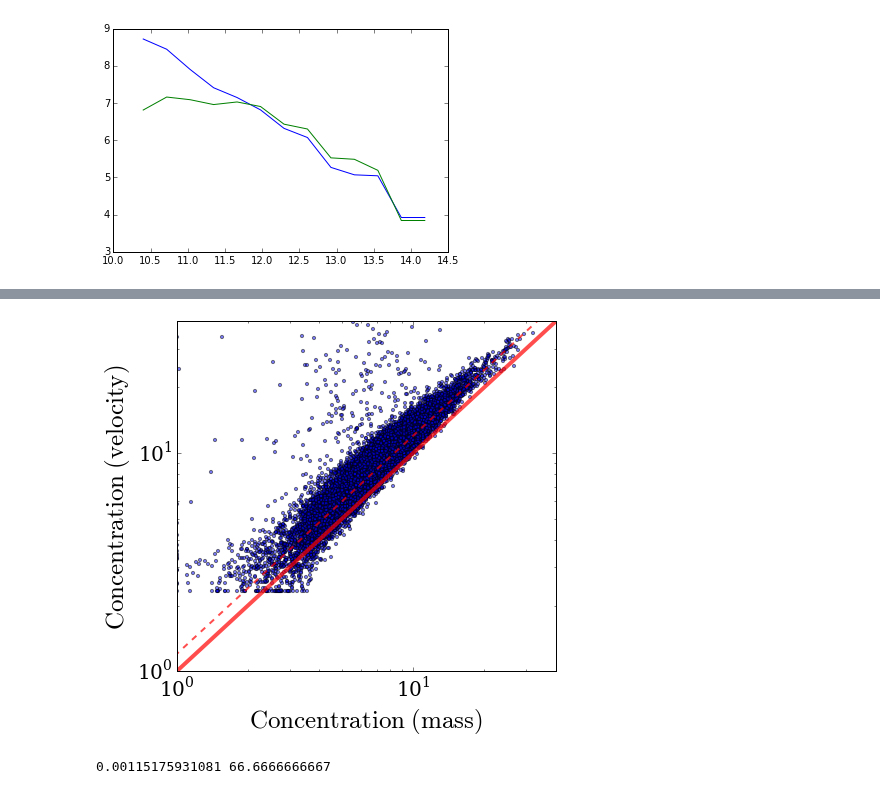
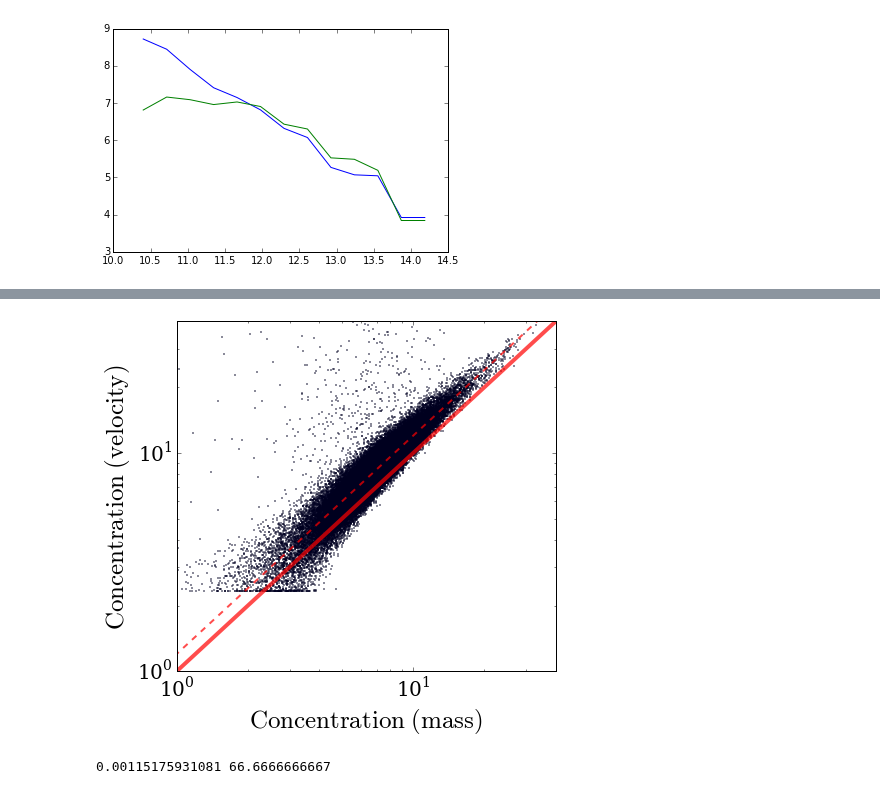
Before and after one commit to astroandes/MACH, a Jupyter notebook: plots/ComparisonPlots.ipynb, the cells around one changed output, grey strips where cells are left out. Cells and saved outputs as stored; diff of their text form; code cells hidden in the pictures.

```diff
--- a/plots/ComparisonPlots.ipynb
+++ b/plots/ComparisonPlots.ipynb
@@ -489,29 +503,31 @@ z 6.20080602406 -0.0687220177046
 # %%
 fig = plt.figure(figsize=(6.5,6.0))
 ax = plt.axes()
 
 enlarge_labels(ax,20)
 
 x = np.linspace(0.0,100, 100)
 plt.plot(x,x, color='red', linewidth=4, alpha=0.7)
 plt.plot(x,x*1.20, color='red', linewidth=2, alpha=0.7, linestyle='--')
 #plt.scatter(conc_mass_sorted, conc_velocity_sorted,
-ii = bolshoi_npart < 3E2
+ii = bolshoi_npart < 3E3
 
-plt.scatter(conc_bolshoi_mass[ii], conc_bolshoi_vel[ii],  s=10, alpha=0.5)
+plt.scatter(conc_bolshoi_mass[ii], conc_bolshoi_vel[ii],  s=1, alpha=0.5)
 
-
+#ax.errorbar(conc_bolshoi_mass[ii], conc_bolshoi_vel[ii],
+#            xerr=[conc_bolshoi_mass[ii]-conc_low_bolshoi_mass[ii], conc_up_bolshoi_mass[ii] - conc_bolshoi_mass[ii]],
+#            fmt='o', ecolor='g', capthick=2)
 plt.xlim([1,40])
 plt.ylim([1,40])
 
 plt.subplots_adjust(bottom=0.18, top=0.99, left=0.18, right=0.99)
 ax.set_xscale('log')
 ax.set_yscale('log')
 ax.set_xlabel('$\mathrm{Concentration\ (mass)}$',fontsize=25)
 ax.set_ylabel('$\mathrm{Concentration\ (velocity)}$',fontsize=25)
 plt.savefig("conc_mass_vel_bolshoi.pdf")
 # %% [output]
-[figure, old version]
+[figure, new version]
 # %%
 conc_bolshoi_mass = data_mass_bolshoi[:,2]
 conc_low_bolshoi_mass = data_mass_bolshoi[:,1]
```
Also changed, not shown: parts of 7 cells of this notebook.
